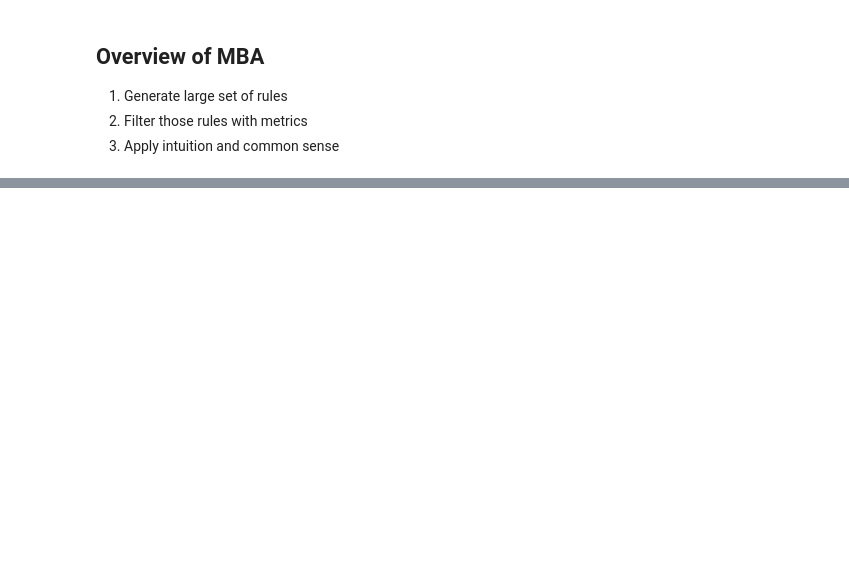
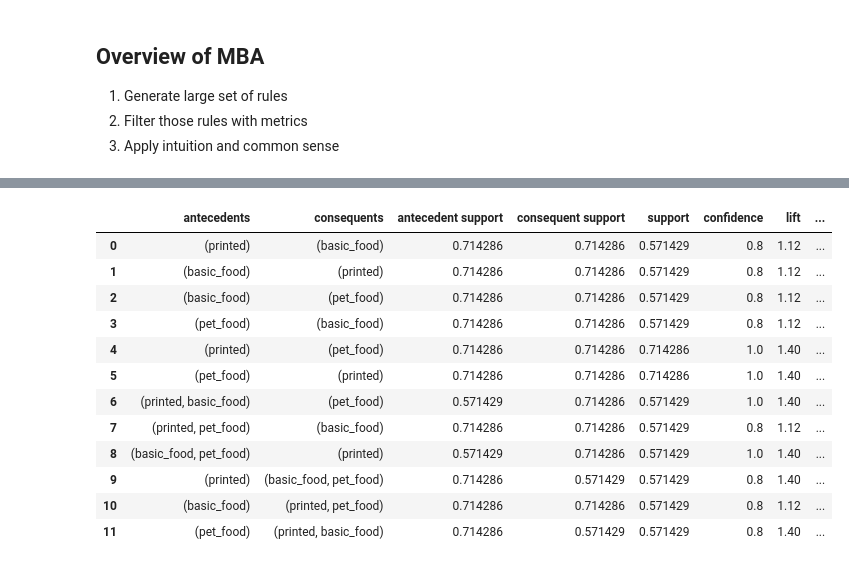
Before and after one commit to umitkaanusta/stuff-im-learning, a Jupyter notebook: Marketing_Analytics/Market_Basket_Analysis.ipynb, the cells around one changed output, grey strips where cells are left out. Cells and saved outputs as stored; diff of their text form; code cells hidden in the pictures; blank space fills up the shorter version.

```diff
--- a/Marketing_Analytics/Market_Basket_Analysis.ipynb
+++ b/Marketing_Analytics/Market_Basket_Analysis.ipynb
@@ -271,0 +316,17 @@ Rule (Milk => Coffee) is incorrect %0 more often than expected
+# %%
+basic_food = df[basic_food]
+beverages = df[beverages]
+dairy = df[dairy]
+printed = df[printed]
+pet_food = df[pet_food]
+# %%
+basic_food = (basic_food.sum(axis=1) > 0.0).values
+beverages = (beverages.sum(axis=1) > 0.0).values
+dairy = (dairy.sum(axis=1) > 0.0).values
+printed = (printed.sum(axis=1) > 0.0).values
+pet_food = (pet_food.sum(axis=1) > 0.0).values
+# %%
+df_agg = pd.DataFrame(
+    np.vstack([basic_food, beverages, dairy, printed, pet_food]).T,
+    columns = ['basic_food', 'beverages', "dairy", "printed", "pet_food"]
+)
@@ -271,0 +356,7 @@ Rule (Milk => Coffee) is incorrect %0 more often than expected
+# %%
+# Get frequent item sets with apriori algorithm
+
+from mlxtend.frequent_patterns import apriori
+
+frequent_itemsets = apriori(df_agg, min_support=0.1, use_colnames=True)
+frequent_itemsets
@@ -271,0 +381,24 @@ Rule (Milk => Coffee) is incorrect %0 more often than expected
+# %%
+# Get association rules
+from mlxtend.frequent_patterns import association_rules
+
+rules = association_rules(
+    frequent_itemsets,
+    metric="support",
+    min_threshold=0.5,
+)
+rules
+# %% [output]
+|  | antecedents | consequents | antecedent support | consequent support | support | confidence | lift | ... |
+| 0 | (printed) | (basic_food) | 0.714286 | 0.714286 | 0.571429 | 0.8 | 1.12 | ... |
+| 1 | (basic_food) | (printed) | 0.714286 | 0.714286 | 0.571429 | 0.8 | 1.12 | ... |
+| 2 | (basic_food) | (pet_food) | 0.714286 | 0.714286 | 0.571429 | 0.8 | 1.12 | ... |
+| 3 | (pet_food) | (basic_food) | 0.714286 | 0.714286 | 0.571429 | 0.8 | 1.12 | ... |
+| 4 | (printed) | (pet_food) | 0.714286 | 0.714286 | 0.714286 | 1.0 | 1.40 | ... |
+| 5 | (pet_food) | (printed) | 0.714286 | 0.714286 | 0.714286 | 1.0 | 1.40 | ... |
+| 6 | (printed, basic_food) | (pet_food) | 0.571429 | 0.714286 | 0.571429 | 1.0 | 1.40 | ... |
+| 7 | (printed, pet_food) | (basic_food) | 0.714286 | 0.714286 | 0.571429 | 0.8 | 1.12 | ... |
+| 8 | (basic_food, pet_food) | (printed) | 0.571429 | 0.714286 | 0.571429 | 1.0 | 1.40 | ... |
+| 9 | (printed) | (basic_food, pet_food) | 0.714286 | 0.571429 | 0.571429 | 0.8 | 1.40 | ... |
+| 10 | (basic_food) | (printed, pet_food) | 0.714286 | 0.714286 | 0.571429 | 0.8 | 1.12 | ... |
+| 11 | (pet_food) | (printed, basic_food) | 0.714286 | 0.571429 | 0.571429 | 0.8 | 1.40 | ... |
```
Also changed, not shown: parts of 15 cells of this notebook.
